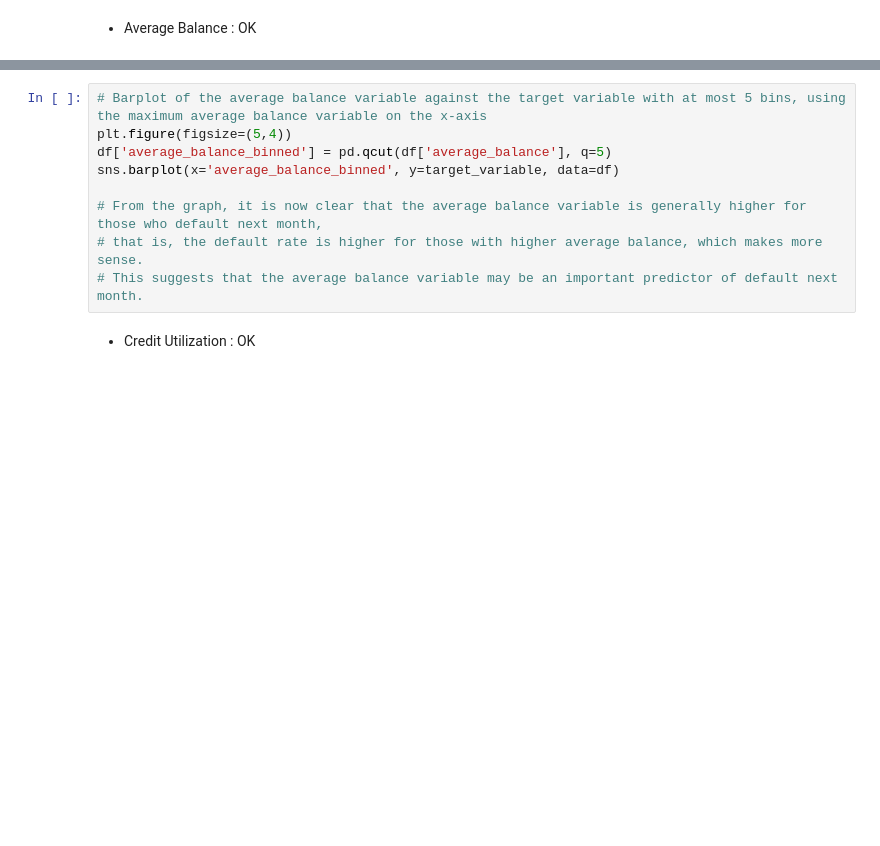
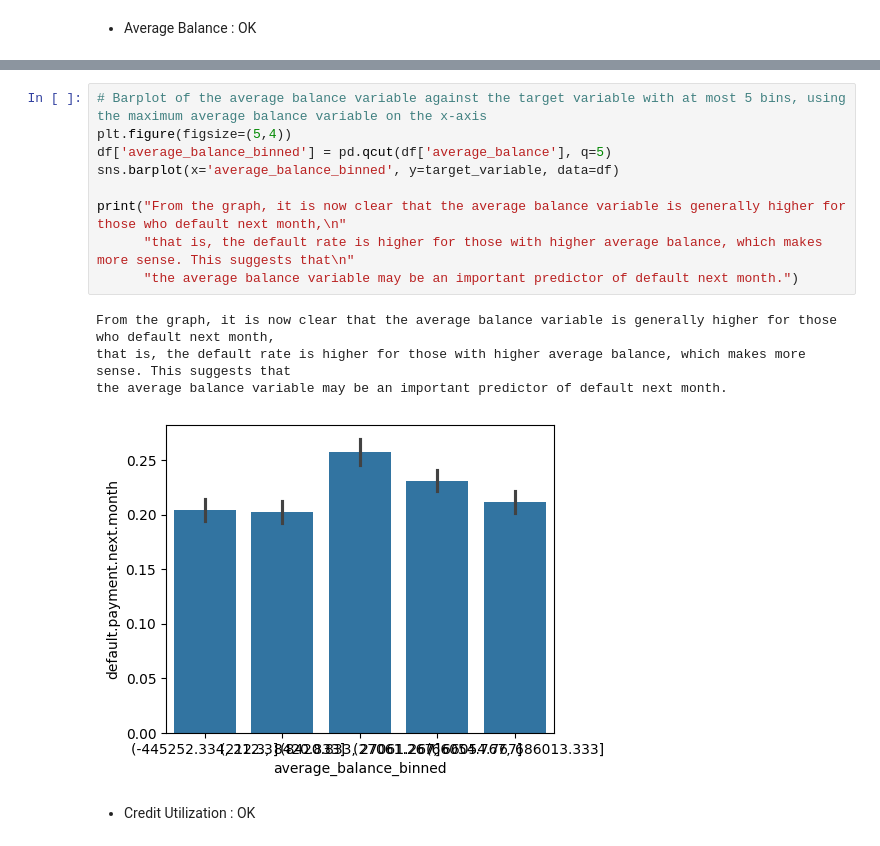
Before and after one commit to joseph-m-pasia/kg-default-of-credit-cards, a Jupyter notebook: notebooks/00_eda.ipynb, the cells around one changed output, grey strips where cells are left out. Cells and saved outputs as stored; diff of their text form; blank space fills up the shorter version.

```diff
--- a/notebooks/00_eda.ipynb
+++ b/notebooks/00_eda.ipynb
@@ -314,12 +344,17 @@ for i in range(1, 7):
 # %%
 # Barplot of the average balance variable against the target variable with at most 5 bins, using the maximum average balance variable on the x-axis
 plt.figure(figsize=(5,4))
 df['average_balance_binned'] = pd.qcut(df['average_balance'], q=5)
 sns.barplot(x='average_balance_binned', y=target_variable, data=df)
 
-# From the graph, it is now clear that the average balance variable is generally higher for those who default next month,
-# that is, the default rate is higher for those with higher average balance, which makes more sense.
-# This suggests that the average balance variable may be an important predictor of default next month.
+print("From the graph, it is now clear that the average balance variable is generally higher for those who default next month,\n"
+      "that is, the default rate is higher for those with higher average balance, which makes more sense. This suggests that\n"
+      "the average balance variable may be an important predictor of default next month.")
+# %% [output]
+From the graph, it is now clear that the average balance variable is generally higher for those who default next month,
+that is, the default rate is higher for those with higher average balance, which makes more sense. This suggests that
+the average balance variable may be an important predictor of default next month.
+[figure, added]
 # %% [markdown]
 * Credit Utilization : OK
 # %%
```
Also changed, not shown: parts of 7 cells of this notebook.
